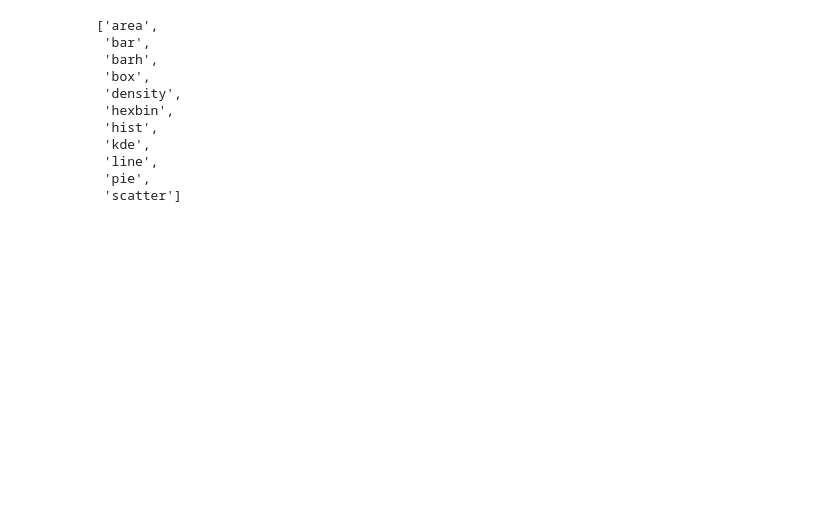
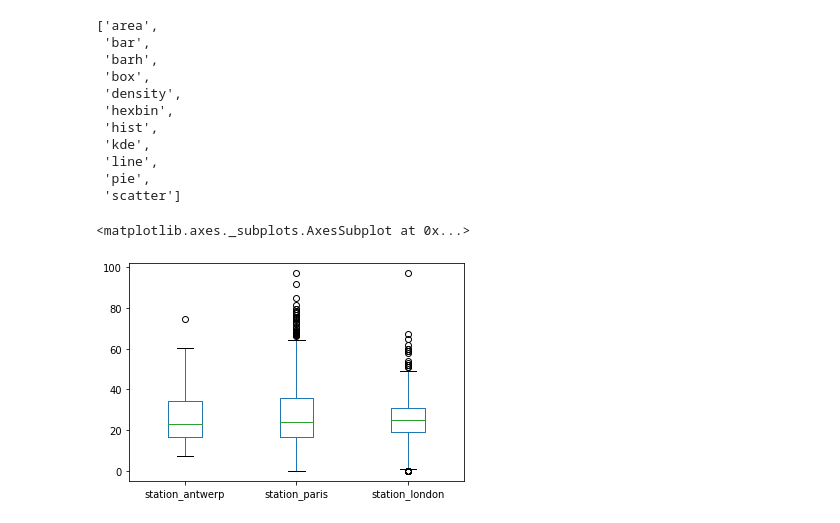
Before and after one commit to mubinui/PandasAdvanced, a Jupyter notebook: PandasAZ02.ipynb, the cells around one changed output. Drawn from its saved outputs; the diff is of its cells as text; code cells hidden in the pictures; blank space fills up the shorter version.

Commit message:
Pandas and matplotlib

```diff
--- a/PandasAZ02.ipynb
+++ b/PandasAZ02.ipynb
@@ -53,3 +55,8 @@ air_quality_df.plot.scatter(x='station_london', y = 'station_paris', alpha=0.5,c
  'line',
  'pie',
  'scatter']
+# %%
+air_quality_df.plot.box()
+# %% [output]
+<matplotlib.axes._subplots.AxesSubplot at 0x...>
+[figure, added]
```
Also changed, not shown: parts of 7 cells of this notebook.
